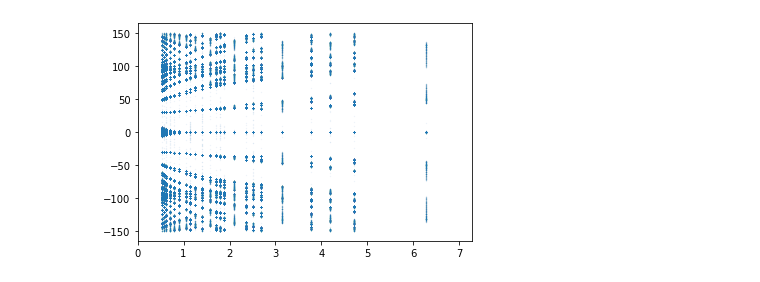
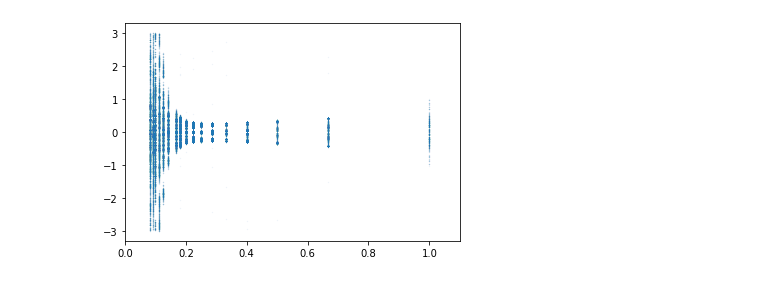
Before and after one commit to aaronchew/magnetic-band-structure, a Jupyter notebook: RationalFlux/TBG/Untitled1.ipynb, the cells around one changed output. Cells and saved outputs as stored; diff of their text form; code cells hidden in the pictures.

```diff
--- a/RationalFlux/TBG/Untitled1.ipynb
+++ b/RationalFlux/TBG/Untitled1.ipynb
@@ -3,20 +3,20 @@ import numpy as np
 import matplotlib.pyplot as plt
 from math import gcd
 # %%
-cutoff = 150
+cutoff = 3
 
 xvals = []
 totalList = []
-for p in range(1,4):
+for p in range(1,3):
     for q in range(1,13):
         if gcd(p,q) == 1:
             hist = np.load('rawData/data_'+str(p)+'_'+str(q)+'.npy')
             pruned_hist = [i for i in hist if abs(i) < cutoff]
-            xvals = xvals + [2*np.pi*p/q for i in range(len(pruned_hist))]
+            xvals = xvals + [(p+0.0)/q for i in range(len(pruned_hist))]
             totalList = totalList + pruned_hist
 # %%
 plt.scatter(xvals,totalList,s=0.1,alpha=0.1)
-plt.xlim(0,2*np.pi+1)
+plt.xlim(0,1.1)
 plt.savefig('histogram_TBG.png')
 # %% [output]
-[figure, old version]
+[figure, new version]
```
Also changed, not shown: 31 other files.
